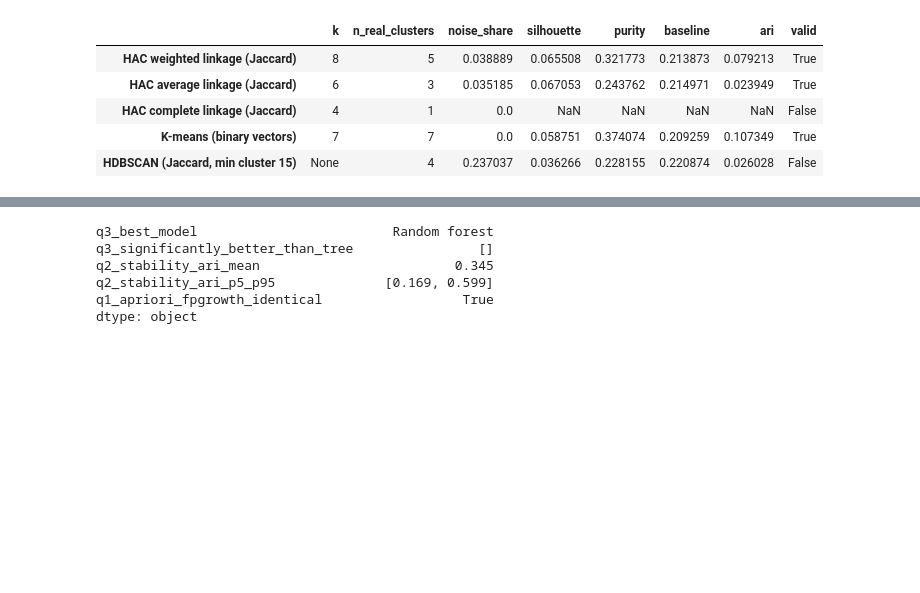
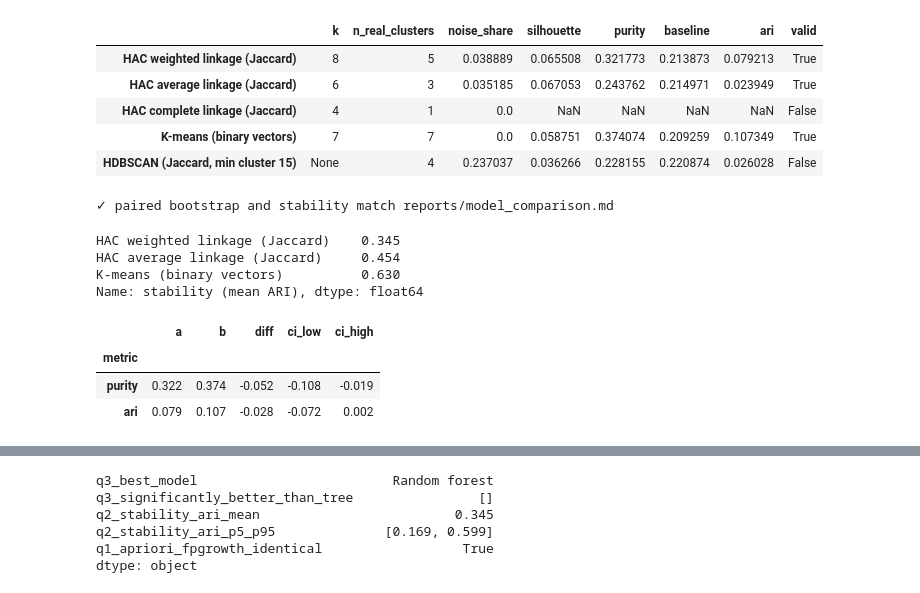
Before and after one commit to dogtoro/Labor-Market-Intelligence, a Jupyter notebook: notebooks/final_notebook.ipynb, the cells around one changed output, grey strips where cells are left out. Saved outputs shown, nothing was run; the diff lists cells and outputs as text; code cells hidden in the pictures; blank space fills up the shorter version.

```diff
--- a/notebooks/final_notebook.ipynb
+++ b/notebooks/final_notebook.ipynb
@@ -497,6 +497,31 @@ Stability (ARI, 50 subsamples of 80%): mean 0.345, 5–95% 0.169–0.599
 | HAC complete linkage (Jaccard) | 4 | 1 | 0.0 | NaN | NaN | NaN | NaN | False |
 | K-means (binary vectors) | 7 | 7 | 0.0 | 0.058751 | 0.374074 | 0.209259 | 0.107349 | True |
 | HDBSCAN (Jaccard, min cluster 15) | None | 4 | 0.237037 | 0.036266 | 0.228155 | 0.220874 | 0.026028 | False |
+# %%
+# Q2 — is the difference between weighted HAC and K-means real? (paired bootstrap, fixed clusterings)
+cl_groups = groups_by_job.reindex(M.index).to_numpy()
+cluster_paired = cmp.paired_bootstrap_clustering(clu_labels[project_method], clu_labels["K-means (binary vectors)"],
+                                                 cl_groups)
+# Stability of every method with a valid k, on the same 50 subsamples of 80%
+stabilities = {name: cmp.clustering_stability(M, int(clu_table.loc[name, "k"]), method)
+               for name, method in cmp.STABILITY_METHODS.items() if clu_table.loc[name, "valid"]}
+for metric, r in cluster_paired.iterrows():
+    assert f"| {metric} | {r['a']:.3f} | {r['b']:.3f} | {r['diff']:+.3f} | {r['ci_low']:+.3f} – {r['ci_high']:+.3f} |" in cmp_md
+for name, sc in stabilities.items():
+    assert f"| {name} | {int(clu_table.loc[name, 'k'])} | {sc.mean():.3f} |" in cmp_md
+print("✓ paired bootstrap and stability match reports/model_comparison.md")
+display(pd.Series({n: round(float(v.mean()), 3) for n, v in stabilities.items()}, name="stability (mean ARI)"))
+cluster_paired.round(3)
+# %% [output]
+✓ paired bootstrap and stability match reports/model_comparison.md
+HAC weighted linkage (Jaccard)    0.345
+HAC average linkage (Jaccard)     0.454
+K-means (binary vectors)          0.630
+Name: stability (mean ARI), dtype: float64
+|  | a | b | diff | ci_low | ci_high |
+| metric |  |  |  |  |  |
+| purity | 0.322 | 0.374 | -0.052 | -0.108 | -0.019 |
+| ari | 0.079 | 0.107 | -0.028 | -0.072 | 0.002 |
 # %%
 # Q1 — Apriori vs FP-Growth on the same train set (runtimes depend on the machine; rules must be identical)
 rules_cmp = cmp.compare_apriori_fpgrowth(train_df)
```
Also changed, not shown: parts of 4 cells of this notebook, 8 other files.
